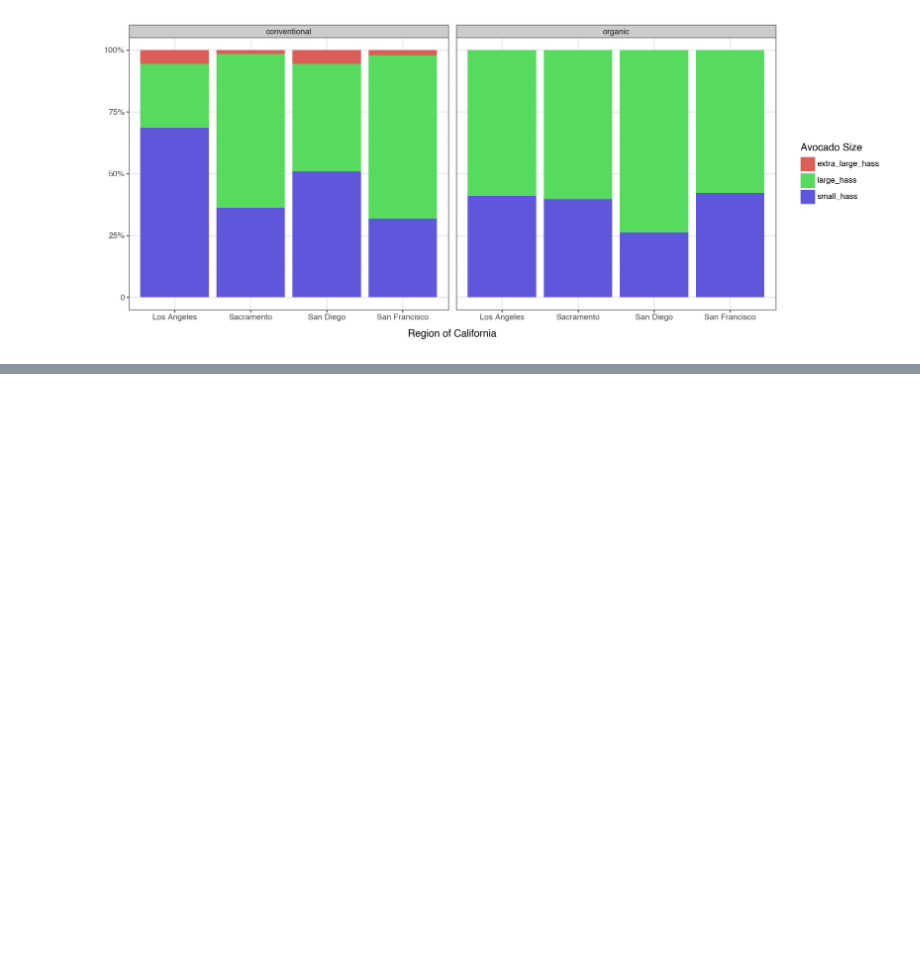
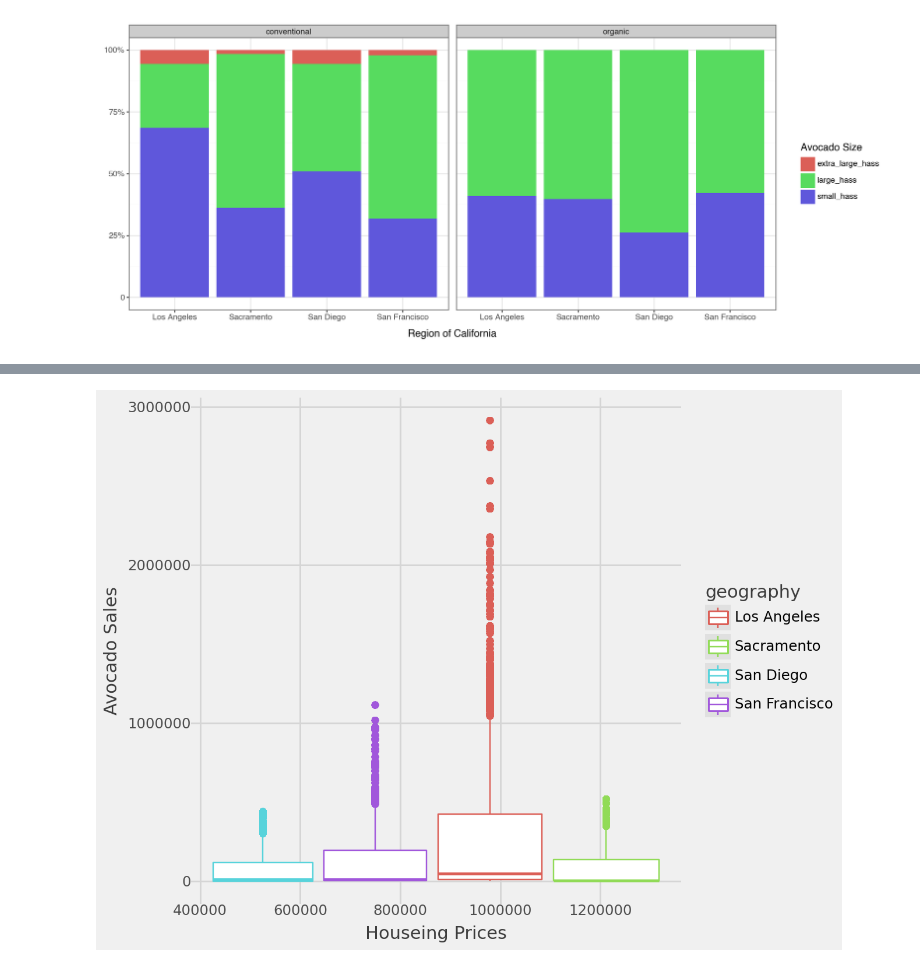
Before and after one commit to EthanSchultz49/GSB-544, a Jupyter notebook: Week_2/Lab2.ipynb, the cells around one changed output, grey strips where cells are left out. Saved outputs shown, nothing was run; the diff lists cells and outputs as text; code cells hidden in the pictures; blank space fills up the shorter version.

```diff
--- a/Week_2/Lab2.ipynb
+++ b/Week_2/Lab2.ipynb
@@ -242,18 +242,18 @@ import numpy as np
 np.random.seed(42)
 
 # Define cities and number of records per city
-cities = ['San Diego', 'San Francisco', 'Los Angeles', 'Sacramento']
+geography = ['San Diego', 'San Francisco', 'Los Angeles', 'Sacramento']
 n = 50  # Number of records per city
 
 # Generate data
 data = {
-    'City': np.random.choice(cities, n * len(cities)),
+    'geography': np.random.choice(geography, n * len(cities)),
     'Price': [
-        500000 + np.random.randint(-100000, 100000) if city == 'San Diego' else
-        1200000 + np.random.randint(-200000, 200000) if city == 'San Francisco' else
-        800000 + np.random.randint(-150000, 150000) if city == 'Los Angeles' else
+        500000 + np.random.randint(-100000, 100000) if geography == 'San Diego' else
+        1200000 + np.random.randint(-200000, 200000) if geography == 'San Francisco' else
+        800000 + np.random.randint(-150000, 150000) if geography == 'Los Angeles' else
         400000 + np.random.randint(-50000, 50000)
-        for city in np.random.choice(cities, n * len(cities))
+        for geography in np.random.choice(cities, n * len(cities))
     ]
 }
 
@@ -275,3 +275,6 @@ print(housing_prices.head())
 2    San Diego  793946
 3  Los Angeles  516336
 4  Los Angeles  382711
+# %%
+cali_inner = long_cali.merge(housing_prices, on="geography", how="inner")
+cali_inner
@@ -277,0 +304,11 @@ print(housing_prices.head())
+# %%
+# Gallery, lines
+(
+    ggplot(cali_inner, aes(x="Price", y="sales", color="geography"))
+    + geom_boxplot()
+    + xlab('Houseing Prices')
+    + ylab('Avocado Sales')
+    + theme_538()
+)
+# %% [output]
+[figure, added]
```
Also changed, not shown: parts of 3 cells of this notebook.
